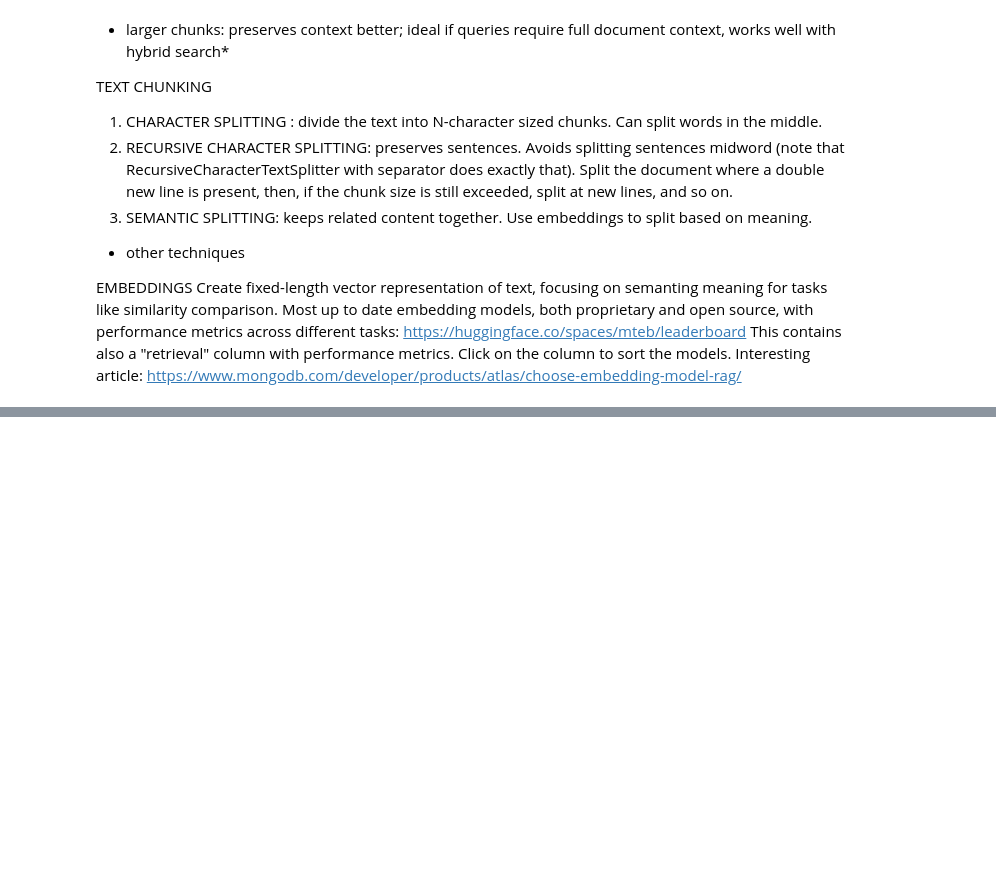
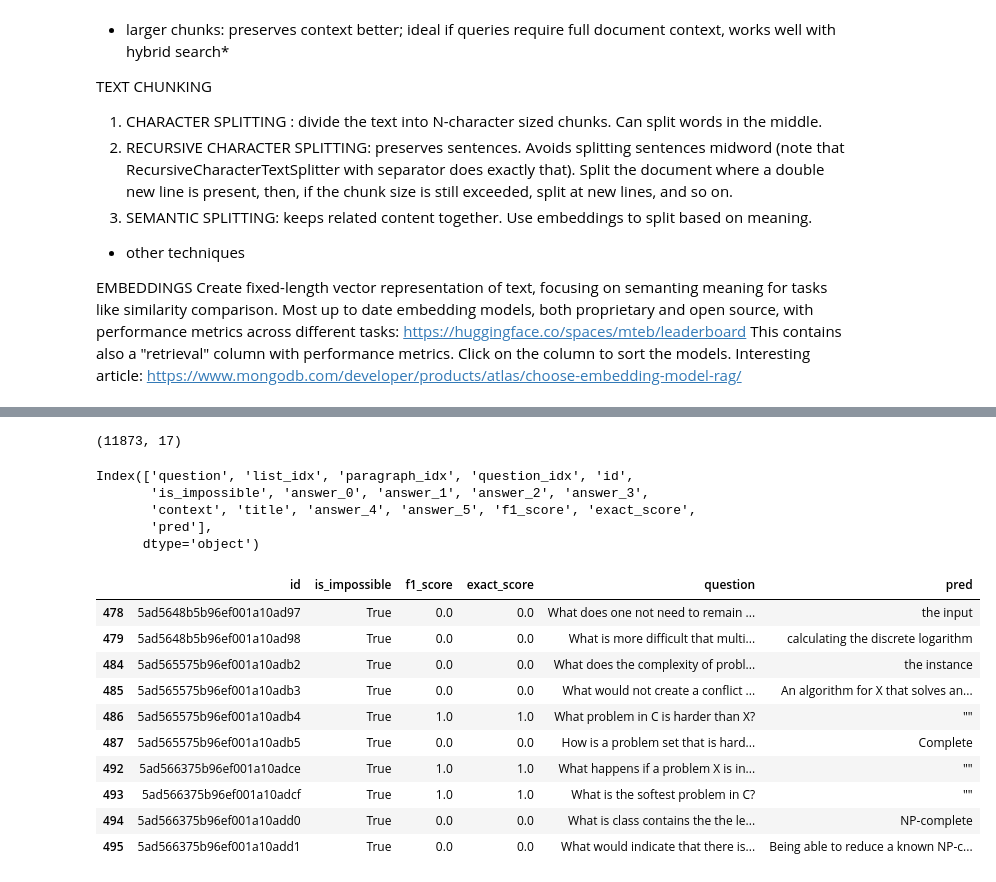
Before and after one commit to mariadancianu/RAG-Optimization, a Jupyter notebook: nb_experiments.ipynb, the cells around one changed output, grey strips where cells are left out. Drawn from its saved outputs; the diff is of its cells as text; code cells hidden in the pictures; blank space fills up the shorter version.

```diff
--- a/nb_experiments.ipynb
+++ b/nb_experiments.ipynb
@@ -215,0 +345,34 @@ df_all_res.to_csv("eval_results/df_all_results.csv", index=False)
+# %%
+df_merged = merge_results(f1_filepath=os.path.join(os.getcwd(), "eval_results/f1_thresh_by_qid.json"),
+                          exact_filepath=os.path.join(os.getcwd(), "eval_results/exact_thresh_by_qid.json"),
+                          pred_filepath=best_result_path,
+                          filepath_500=os.path.join(os.getcwd(), "eval_results/debugging_eval_results", "pred_500_100_text-embedding-3-large_gpt-3.5-turbo.json"),
+                          context_filepath=os.path.join(os.getcwd(), "eval_results/debugging_eval_results", "context_500_100_text-embedding-3-large_gpt-3.5-turbo.json"),
+                          df_questions_filepath="dataset.csv",
+                          filter_500=True)
+
+df_merged.shape
+# %% [output]
+(11873, 17)
+# %%
+df_merged.columns
+# %% [output]
+Index(['question', 'list_idx', 'paragraph_idx', 'question_idx', 'id',
+       'is_impossible', 'answer_0', 'answer_1', 'answer_2', 'answer_3',
+       'context', 'title', 'answer_4', 'answer_5', 'f1_score', 'exact_score',
+       'pred'],
+      dtype='object')
+# %%
+df_merged[df_merged.is_impossible][["id", "is_impossible", "f1_score", "exact_score", "question", "pred"]].tail(10)
+# %% [output]
+|  | id | is_impossible | f1_score | exact_score | question | pred |
+| 478 | 5ad5648b5b96ef001a10ad97 | True | 0.0 | 0.0 | What does one not need to remain ... | the input |
+| 479 | 5ad5648b5b96ef001a10ad98 | True | 0.0 | 0.0 | What is more difficult that multi... | calculating the discrete logarithm |
+| 484 | 5ad565575b96ef001a10adb2 | True | 0.0 | 0.0 | What does the complexity of probl... | the instance |
+| 485 | 5ad565575b96ef001a10adb3 | True | 0.0 | 0.0 | What would not create a conflict ... | An algorithm for X that solves an... |
+| 486 | 5ad565575b96ef001a10adb4 | True | 1.0 | 1.0 | What problem in C is harder than X? | "" |
+| 487 | 5ad565575b96ef001a10adb5 | True | 0.0 | 0.0 | How is a problem set that is hard... | Complete |
+| 492 | 5ad566375b96ef001a10adce | True | 1.0 | 1.0 | What happens if a problem X is in... | "" |
+| 493 | 5ad566375b96ef001a10adcf | True | 1.0 | 1.0 | What is the softest problem in C? | "" |
+| 494 | 5ad566375b96ef001a10add0 | True | 0.0 | 0.0 | What is class contains the the le... | NP-complete |
+| 495 | 5ad566375b96ef001a10add1 | True | 0.0 | 0.0 | What would indicate that there is... | Being able to reduce a known NP-c... |
```
Also changed, not shown: parts of 13 cells of this notebook, 10 other files.
